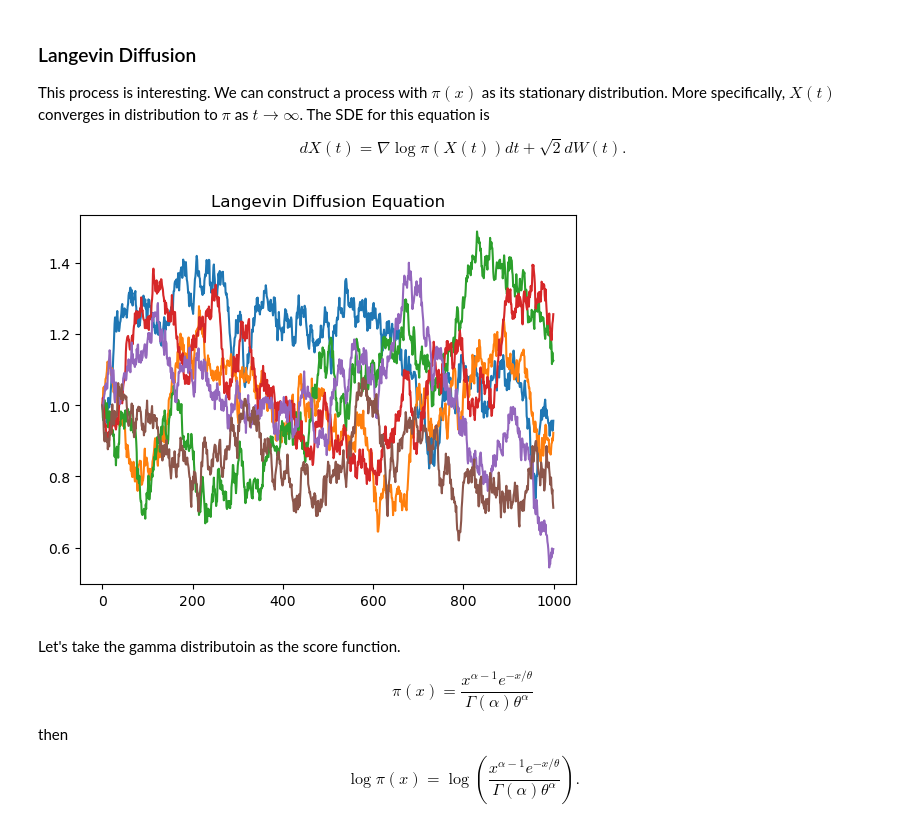
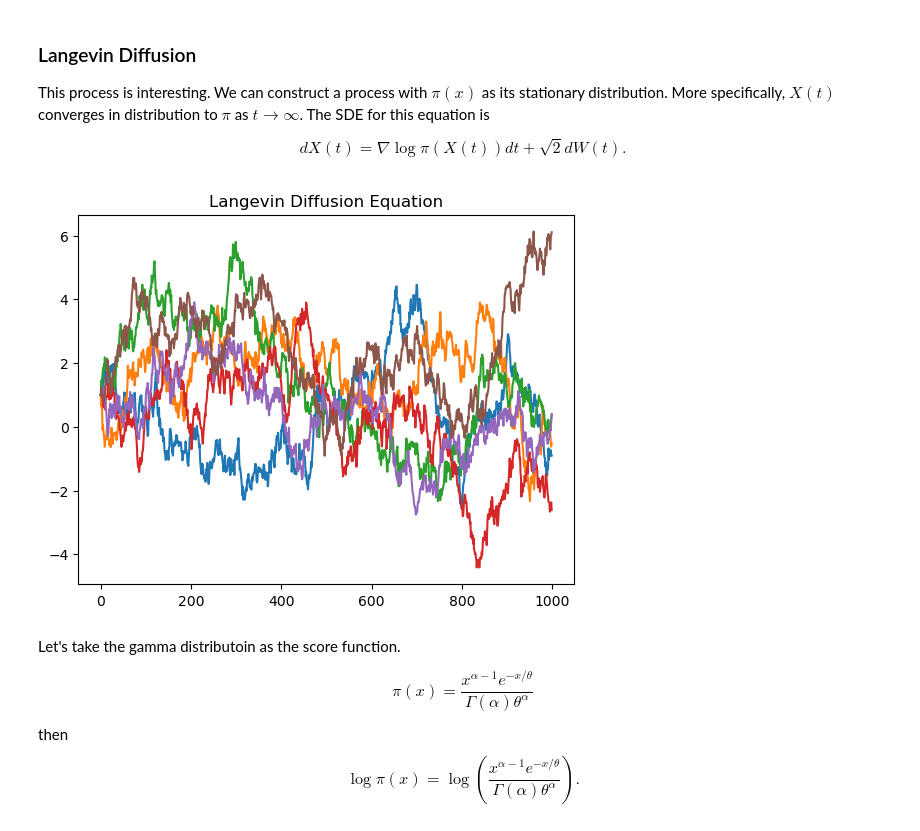
Before and after one commit to SamKirkiles/langevin-dynamics, a Jupyter notebook: Brownian Motion, Diffusions, and Langevin Dynamics.ipynb, the cells around one changed output. Drawn from its saved outputs; the diff is of its cells as text; code cells hidden in the pictures.

```diff
--- a/Brownian Motion, Diffusions, and Langevin Dynamics.ipynb
+++ b/Brownian Motion, Diffusions, and Langevin Dynamics.ipynb
@@ -62,7 +62,7 @@ for _ in range(samples):
     X = np.ones(bins)*X_0
 
     for i in range(1, bins):
-        X[i] = X[i-1] + mu(i*dt, X[i-1])*dt + sigma(i*dt, X[i-1])*np.random.normal(0,dt)
+        X[i] = X[i-1] + mu(i*dt, X[i-1])*dt + sigma(i*dt, X[i-1])*np.random.normal(0,math.sqrt(dt))
     plt.plot(X)
 plt.show()
 # %% [output]
@@ -77,7 +77,7 @@ bins = 1000
 dt = T/bins
 samples = 10
 
-sigma_var=3
+sigma_var=0.5
 mu_var = 1
 
 def mu(t, x):
@@ -91,7 +91,7 @@ for _ in range(samples):
     X = np.ones(bins)*X_0
 
     for i in range(1, bins):
-        X[i] = X[i-1] + mu(i*dt, X[i-1])*dt + sigma(i*dt, X[i-1])*np.random.normal(0,dt)
+        X[i] = X[i-1] + mu(i*dt, X[i-1])*dt + sigma(i*dt, X[i-1])*np.random.normal(0,math.sqrt(dt))
     plt.plot(X)
 
 plt.title("Geometric Brownian Motion")
@@ -125,7 +125,7 @@ for _ in range(samples):
     X = np.ones(bins)*X_0
 
     for i in range(1, bins):
-        X[i] = X[i-1] + mu(i*dt, X[i-1])*dt + sigma(i*dt, X[i-1])*np.random.normal(0,dt)
+        X[i] = X[i-1] + mu(i*dt, X[i-1])*dt + sigma(i*dt, X[i-1])*np.random.normal(0,math.sqrt(dt))
     plt.plot(X)
 
 plt.title("Ornstein-Uhlenbeck Process")
@@ -141,33 +141,33 @@ $$d X(t)=\nabla \log \pi(X(t))dt+\sqrt{2} dW(t).$$
 # %%
 T=10
 bins = 1000
 dt = T/bins
 samples = 6
 
 theta_var=0.5
 sigma_var=2
 mu_var = 1
 
 X_0=1
 
 def mu(t, x):
     return theta_var*(mu_var-x)
 
 def sigma(t, x):
     return sigma_var
 
 
 for _ in range(samples):
     X = np.ones(bins)*X_0
 
     for i in range(1, bins):
-        X[i] = X[i-1] + mu(i*dt, X[i-1])*dt + sigma(i*dt, X[i-1])*np.random.normal(0,dt)
+        X[i] = X[i-1] + mu(i*dt, X[i-1])*dt + sigma(i*dt, X[i-1])*np.random.normal(0,math.sqrt(dt))
     plt.plot(X)
 
 plt.title("Langevin Diffusion Equation")
 plt.show()
 # %% [output]
-[figure, old version]
+[figure, new version]
 # %% [markdown]
 Let's take the gamma distributoin as the score function.
 
```
Also changed, not shown: parts of 7 cells of this notebook.
